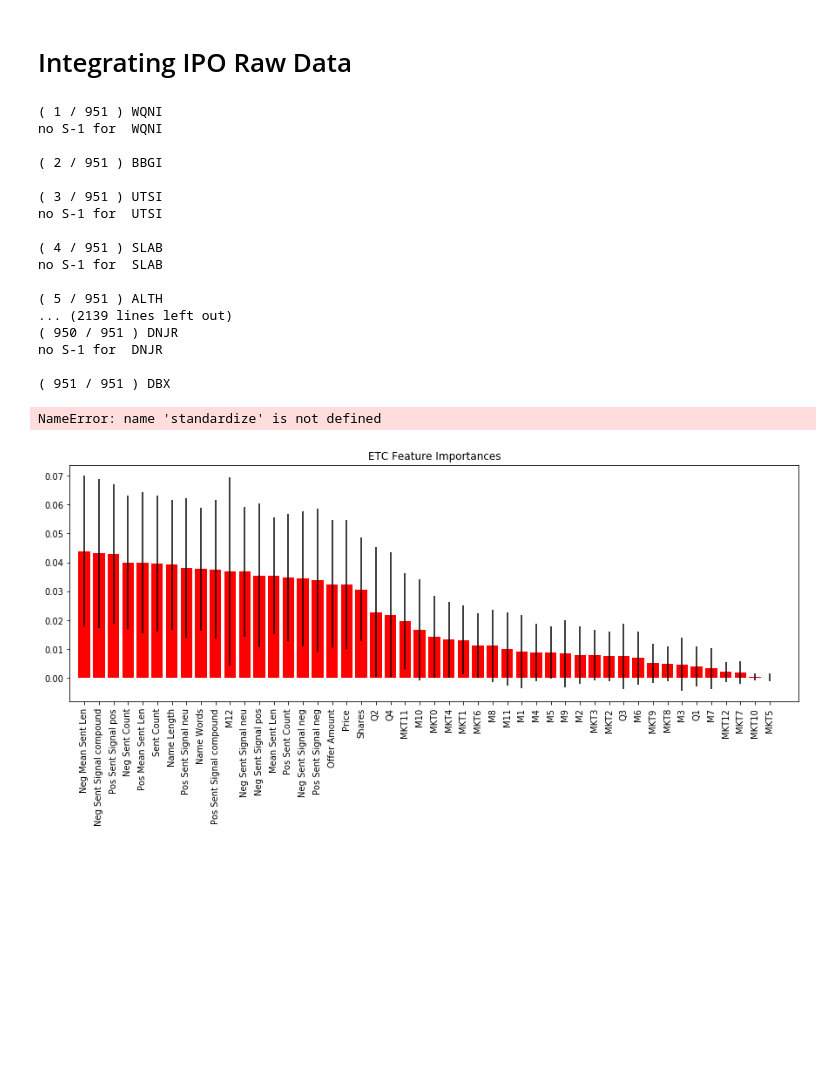
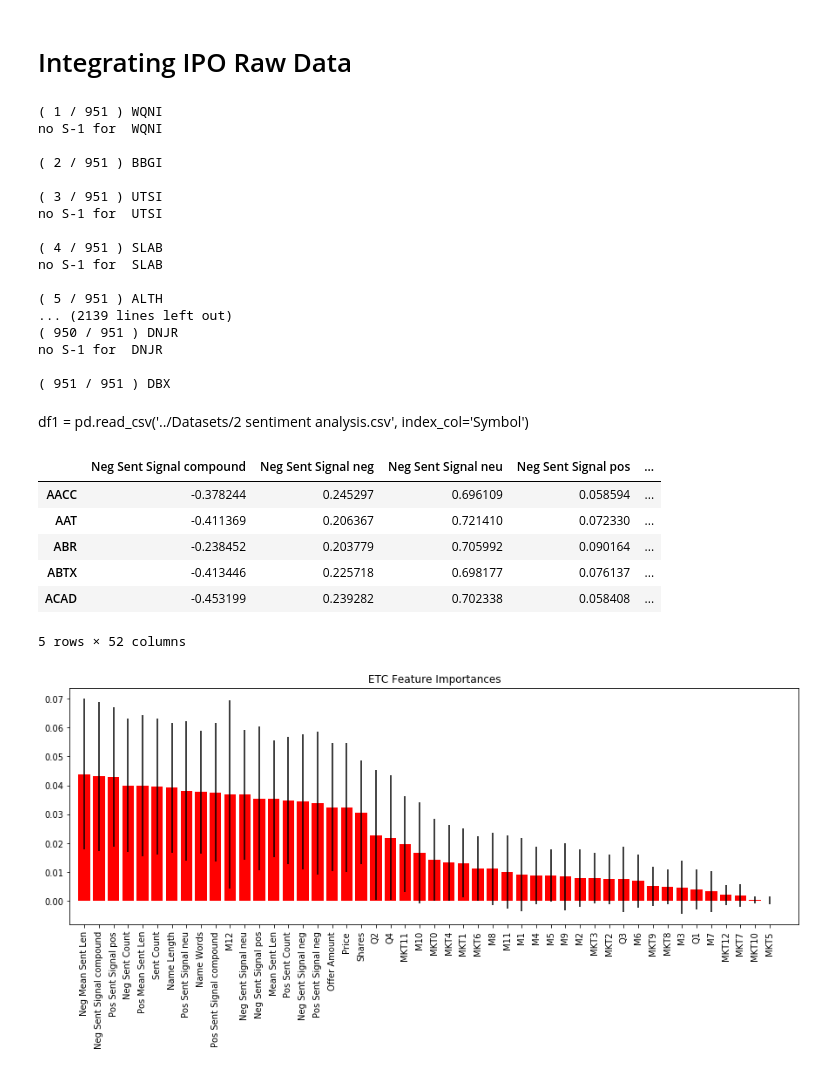
Before and after one commit to algonell/ipo-miner, a Jupyter notebook: Notebooks/2 Sentiment Analysis.ipynb, the cells around one changed output. Cells and saved outputs as stored; diff of their text form; code cells hidden in the pictures; blank space fills up the shorter version.

Commit message:
updated datasets

```diff
--- a/Notebooks/2 Sentiment Analysis.ipynb
+++ b/Notebooks/2 Sentiment Analysis.ipynb
@@ -96,8 +96,8 @@ for x in df.index:
     except Exception as e:
         print(x, e)
 
-#combine original data with standardized sentiment features
-df1 = pd.concat([ml.standardize(df_sentiment_features), df], axis=1).dropna()
+#combine original data with sentiment features
+df1 = pd.concat([df_sentiment_features, df], axis=1).dropna()
 # %% [output]
 ( 1 / 951 ) WQNI
 no S-1 for  WQNI
@@ -116,4 +116,3 @@ no S-1 for  SLAB
 no S-1 for  DNJR
 
 ( 951 / 951 ) DBX
-NameError: name 'standardize' is not defined
@@ -122,6 +119,18 @@ df1 = pd.concat([ml.standardize(df_sentiment_features), df], axis=1).dropna()
 # %%
 #save for later improvements
 df1.to_csv('../Datasets/2 sentiment analysis.csv', index=True, index_label='Symbol')
+# %% [markdown]
+df1 = pd.read_csv('../Datasets/2 sentiment analysis.csv', index_col='Symbol')
+# %%
+df1.head()
+# %% [output]
+|  | Neg Sent Signal compound | Neg Sent Signal neg | Neg Sent Signal neu | Neg Sent Signal pos | ... |
+| AACC | -0.378244 | 0.245297 | 0.696109 | 0.058594 | ... |
+| AAT | -0.411369 | 0.206367 | 0.721410 | 0.072330 | ... |
+| ABR | -0.238452 | 0.203779 | 0.705992 | 0.090164 | ... |
+| ABTX | -0.413446 | 0.225718 | 0.698177 | 0.076137 | ... |
+| ACAD | -0.453199 | 0.239282 | 0.702338 | 0.058408 | ... |
+5 rows × 52 columns
 # %%
 #feature importance
 indices = ml.show_feature_importance(df1, '3M')
```
Also changed, not shown: parts of 3 cells of this notebook, 8 other files.
